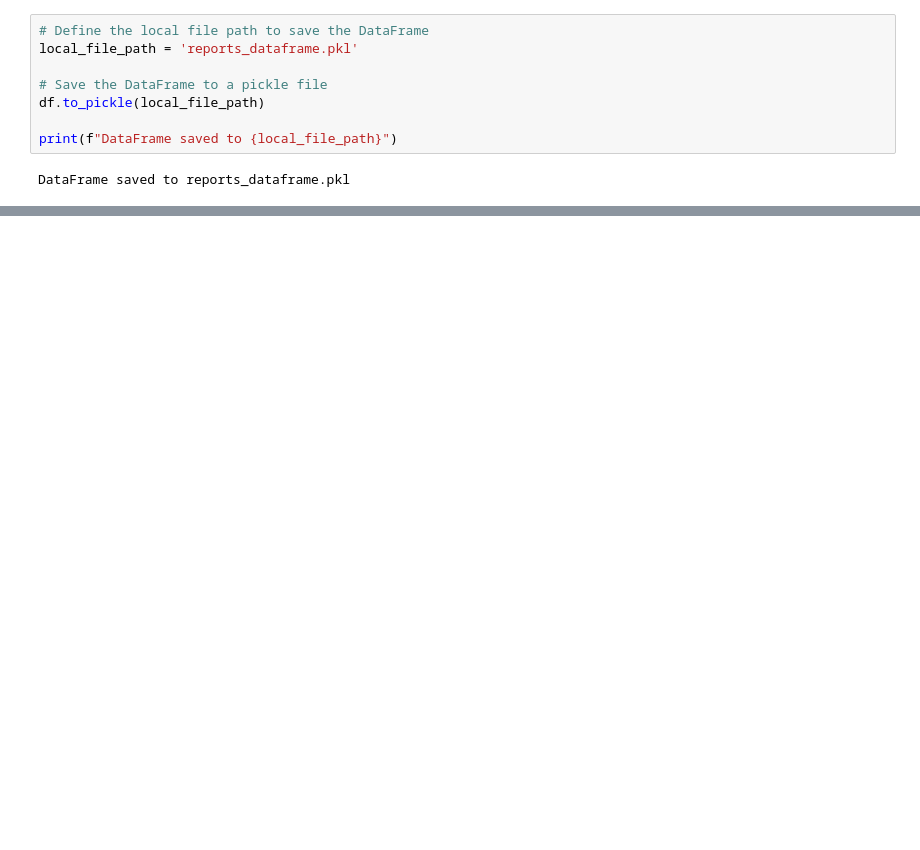
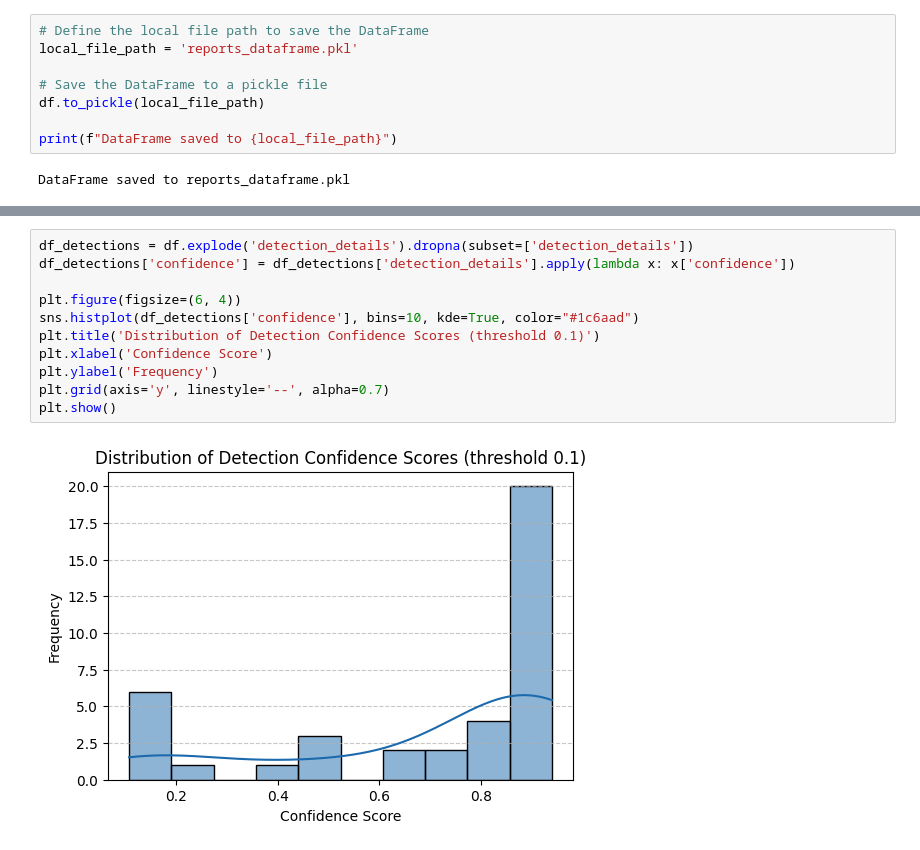
Before and after one commit to PieRatCat/azure-ai-human-detection, a Jupyter notebook: analysis/project_analysis.ipynb, the cells around one changed output, grey strips where cells are left out. Saved outputs shown, nothing was run; the diff lists cells and outputs as text; blank space fills up the shorter version.

```diff
--- a/analysis/project_analysis.ipynb
+++ b/analysis/project_analysis.ipynb
@@ -95,2 +103,15 @@ print(df_exploded[['image_name', 'confidence', 'bounding_box']].head())
+# %%
+df_detections = df.explode('detection_details').dropna(subset=['detection_details'])
+df_detections['confidence'] = df_detections['detection_details'].apply(lambda x: x['confidence'])
+
+plt.figure(figsize=(6, 4))
+sns.histplot(df_detections['confidence'], bins=10, kde=True, color="#1c6aad")
+plt.title('Distribution of Detection Confidence Scores (threshold 0.1)')
+plt.xlabel('Confidence Score')
+plt.ylabel('Frequency')
+plt.grid(axis='y', linestyle='--', alpha=0.7)
+plt.show()
+# %% [output]
+[figure, added]
 # %%
 # The path to the local image file
```
Also changed, not shown: parts of 10 cells of this notebook, 4 other files.
